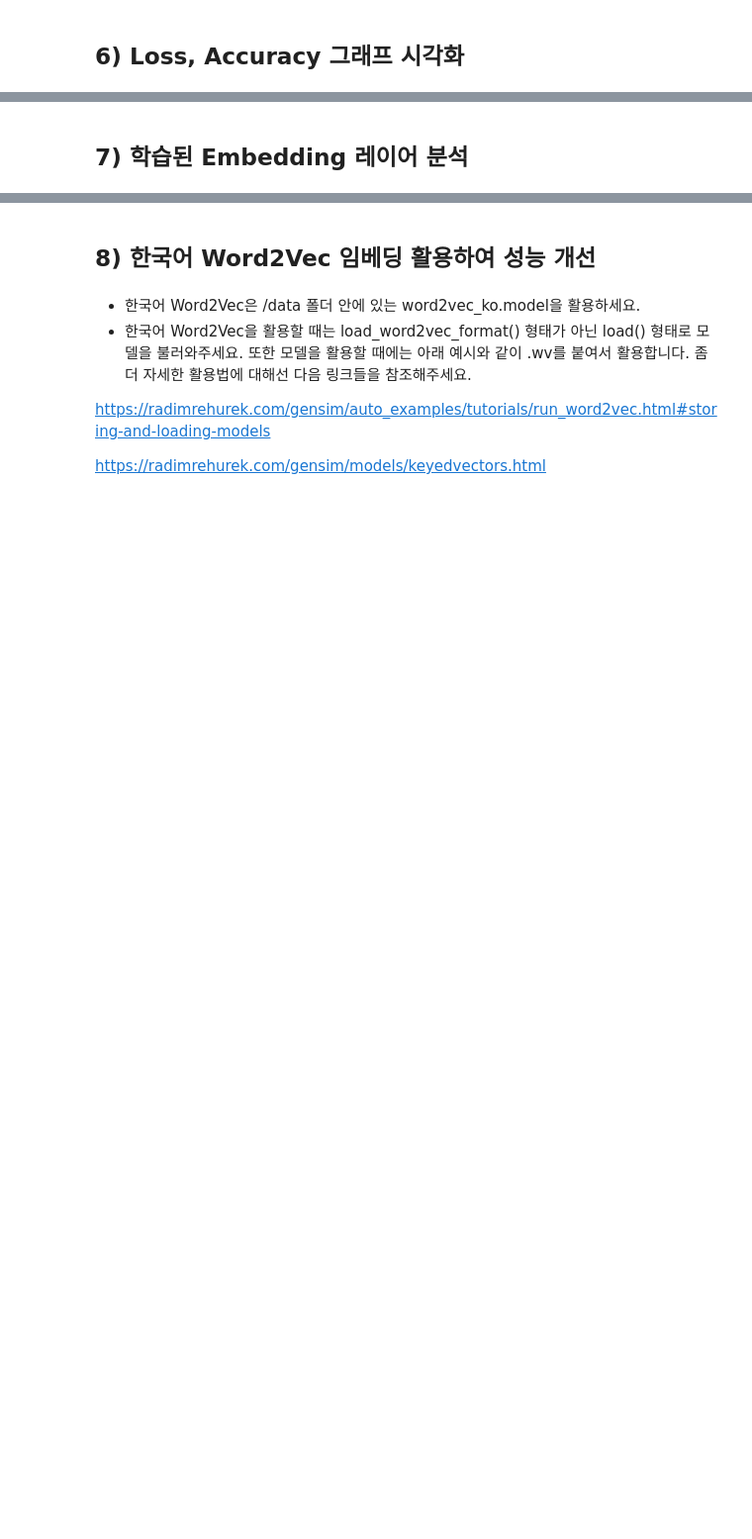
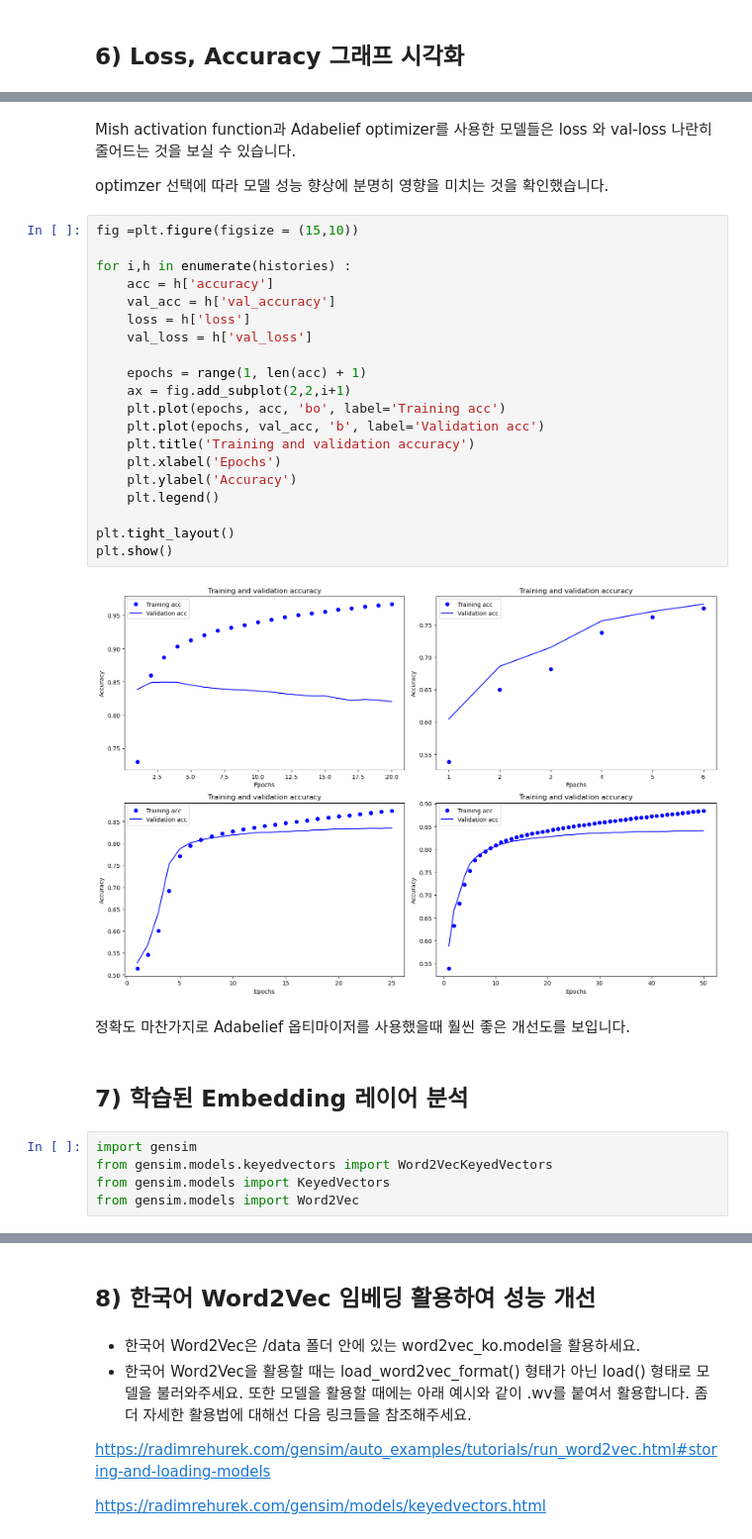
Before and after one commit to seuyon0101/aiffel, a Jupyter notebook: [E-08] 영화리뷰 텍스트 감성부석하기.ipynb, the cells around one changed output, grey strips where cells are left out. Shown at 99% size. Cells and saved outputs as stored; diff of their text form; blank space fills up the shorter version.

```diff
--- a/[E-08] 영화리뷰 텍스트 감성부석하기.ipynb
+++ b/[E-08] 영화리뷰 텍스트 감성부석하기.ipynb
@@ -230,2 +662,35 @@ def get_decoded_sentences(encoded_sentences, index_to_word):
+# %% [markdown]
+Mish activation function과 Adabelief optimizer를 사용한 모델들은 loss 와 val-loss 나란히 줄어드는 것을 보실 수 있습니다.
+
+optimzer 선택에 따라 모델 성능 향상에 분명히 영향을 미치는 것을 확인했습니다.
+# %%
+fig =plt.figure(figsize = (15,10))
+
+for i,h in enumerate(histories) :
+    acc = h['accuracy']
+    val_acc = h['val_accuracy']
+    loss = h['loss']
+    val_loss = h['val_loss']
+
+    epochs = range(1, len(acc) + 1)
+    ax = fig.add_subplot(2,2,i+1)
+    plt.plot(epochs, acc, 'bo', label='Training acc')
+    plt.plot(epochs, val_acc, 'b', label='Validation acc')
+    plt.title('Training and validation accuracy')
+    plt.xlabel('Epochs')
+    plt.ylabel('Accuracy')
+    plt.legend()
+
+plt.tight_layout()
+plt.show()
+# %% [output]
+[figure, added]
+# %% [markdown]
+정확도 마찬가지로 Adabelief 옵티마이저를 사용했을때 훨씬 좋은 개선도를 보입니다.
 # %% [markdown]
 ## 7) 학습된 Embedding 레이어 분석
+# %%
+import gensim
+from gensim.models.keyedvectors import Word2VecKeyedVectors
+from gensim.models import KeyedVectors
+from gensim.models import Word2Vec
```
Also changed, not shown: parts of 93 cells of this notebook.
